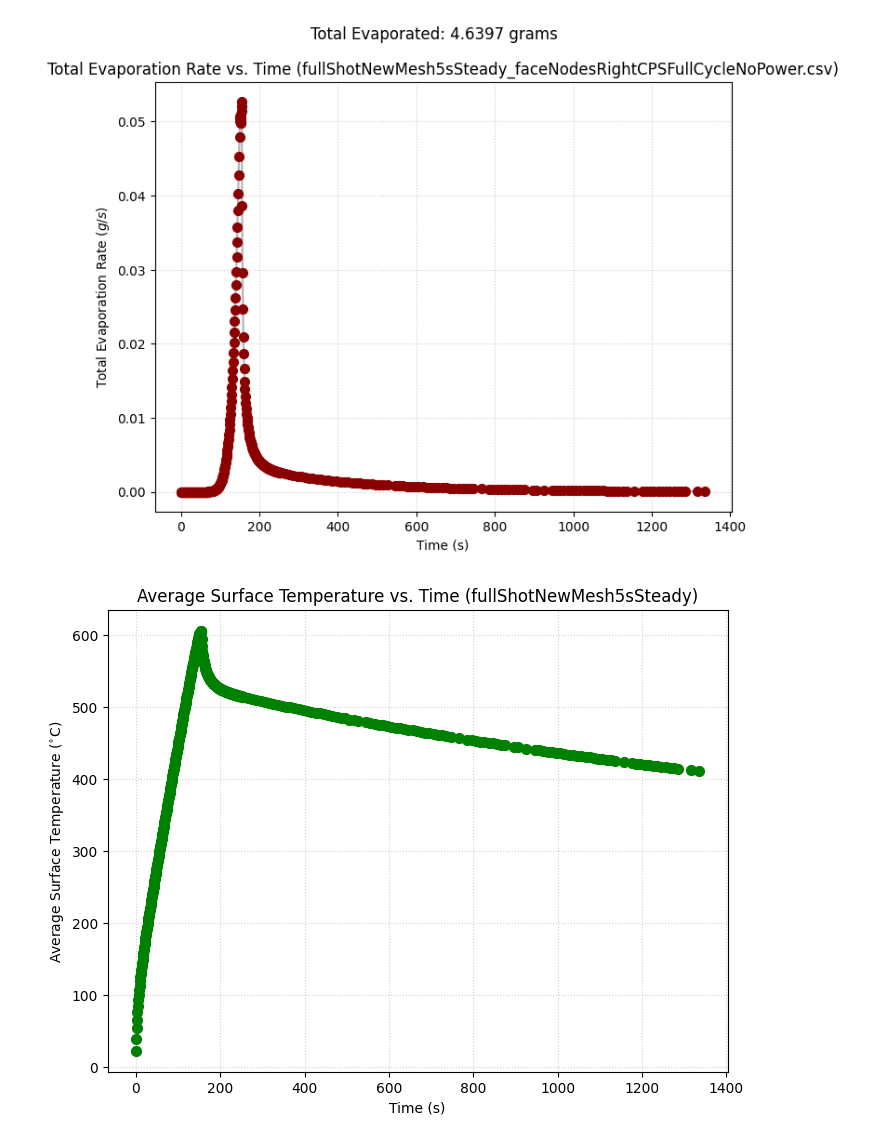
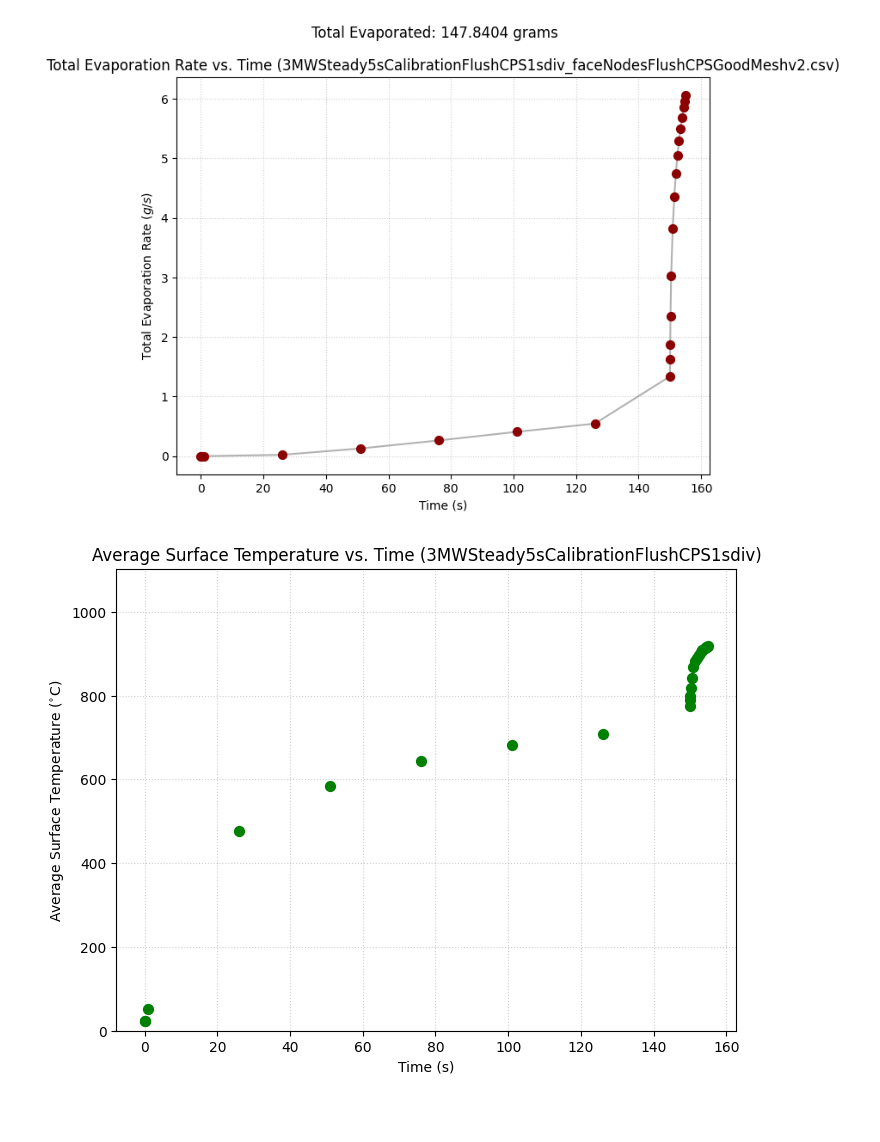
Before and after one commit to collinFitzpatrick/lithiumEvapSim, a Jupyter notebook: lithiumEvapSim.ipynb, the cells around one changed output. Cells and saved outputs as stored; diff of their text form; code cells hidden in the pictures; blank space fills up the shorter version.

```diff
--- a/lithiumEvapSim.ipynb
+++ b/lithiumEvapSim.ipynb
@@ -15,9 +15,9 @@ save_all_figures = False
 save_every = 10
 show_figures = False
 
-face_filename = 'faceNodesRightCPSFullCycleNoPower.csv'
-name_tag = 'fullShotNewMesh5sSteady'
-process_raw_data = False
+face_filename = 'faceNodesFlushCPSGoodMeshv2.csv'
+name_tag = '3MWSteady5sCalibrationFlushCPS1sdiv'#'fullShotNewMesh5sSteady'
+process_raw_data = True # Set to True to process raw CSVs, False to load processed summary
 
 # --- Constants & Physics Functions ---
 def P_vapor(T):
@@ -60,7 +60,7 @@ if process_raw_data:
 
     for i, file_path in enumerate(data_files):
         print(f"Processing {i+1}/{len(data_files)}")
-
+        print(file_path)
         # Extract time using regex
         time_match = re.search(r"_(\d+\.?\d*)s", os.path.basename(file_path))
         if not time_match:
@@ -97,13 +97,13 @@ if process_raw_data:
             # Temperature Plot
             fig, ax = plt.subplots(figsize=(9, 7))
             im = ax.imshow(grid_z.T, extent=(x_min, x_max, y_min, y_max),
-                           origin='lower', cmap='coolwarm', vmin=200, vmax=800)
+                           origin='lower', cmap='coolwarm', vmin=0, vmax=800)
             plt.colorbar(im, label='Temperature (°C)')
             ax.set_title(f"Surface Temp | Time: {time_val}s")
 
             if save_figures and (save_all_figures or i % save_every == 0):
                 plt.savefig(f"plots/temp_{time_val}s_{name_tag}.png", dpi=300)
-            if show_figures: plt.show()
+            if show_figures and i% save_every == 0: plt.show()
             plt.close(fig) # Explicitly close to save memory
 
     # Sorting
@@ -126,6 +126,7 @@ if process_raw_data:
     csv_name = f'output_data_{name_tag}_{face_filename}.csv'
     output_df.to_csv(csv_name, index=False)
     print(f"--- Processed data saved to {csv_name} ---")
+    print(f"Total Amount Evaporated: {total_evaporated:.4f} grams")
 
 else:
     processed_file = f'output_data_{name_tag}_{face_filename}.csv'
@@ -140,20 +157,25 @@ Total Amount Evaporated: 4.6397 grams
 # %%
+zoomSteady = False
 plt.figure(figsize=(8, 6))
 plt.scatter(sorted_times, sorted_evap, color='darkred', s=50,  zorder=3)
 plt.plot(sorted_times, sorted_evap, color='gray', alpha=0.6)
 plt.title(f"Total Evaporation Rate vs. Time ({name_tag}_{face_filename})")
 plt.suptitle(f"Total Evaporated: {total_evaporated:.4f} grams")
 plt.xlabel("Time (s)")
 plt.ylabel("Total Evaporation Rate ($g/s$)")
+
+if zoomSteady:
+    plt.hlines(y=[0.05-0.05*0.05, 0.05+0.05*0.05], xmin=145, xmax=160, label="5 percent error", colors='purple', linestyles='dashed')
+    plt.xlim(145, 160)
 plt.grid(True, linestyle=':', alpha=0.6)
 summary_save_name = f'evap_vs_time_summary_{name_tag}_{face_filename}.png'
 
 if save_figures:
         plt.savefig(f"plots/{summary_save_name}", dpi=300, bbox_inches='tight')
         plt.show()
         print(f"Summary plot saved as {summary_save_name}")
 # %% [output]
-[figure, old version]
+[figure, new version]
 # %%
 plt.figure(figsize=(8, 6))
 plt.scatter(sorted_times, sorted_temps, color='green', s=50, zorder=3)
@@ -162,7 +184,8 @@ plt.scatter(sorted_times, sorted_temps, color='green', s=50, zorder=3)
 plt.title(f"Average Surface Temperature vs. Time ({name_tag})")
 plt.xlabel("Time (s)")
 plt.ylabel(r"Average Surface Temperature ($^{\circ}$C)")
-
+# plt.xlim(0, 5)
+plt.ylim(0, max(sorted_temps)*1.2)
 plt.grid(True, linestyle=':', alpha=0.6)
 plt.show()
 if save_figures:
@@ -170,4 +193,4 @@ if save_figures:
         plt.savefig(f"plots/{summary_save_name}", dpi=300, bbox_inches='tight')
         print(f"Summary plot saved as {summary_save_name}")
 # %% [output]
-[figure, old version]
+[figure, new version]
```
Also changed, not shown: parts of 1 cell of this notebook, 34 other files.
